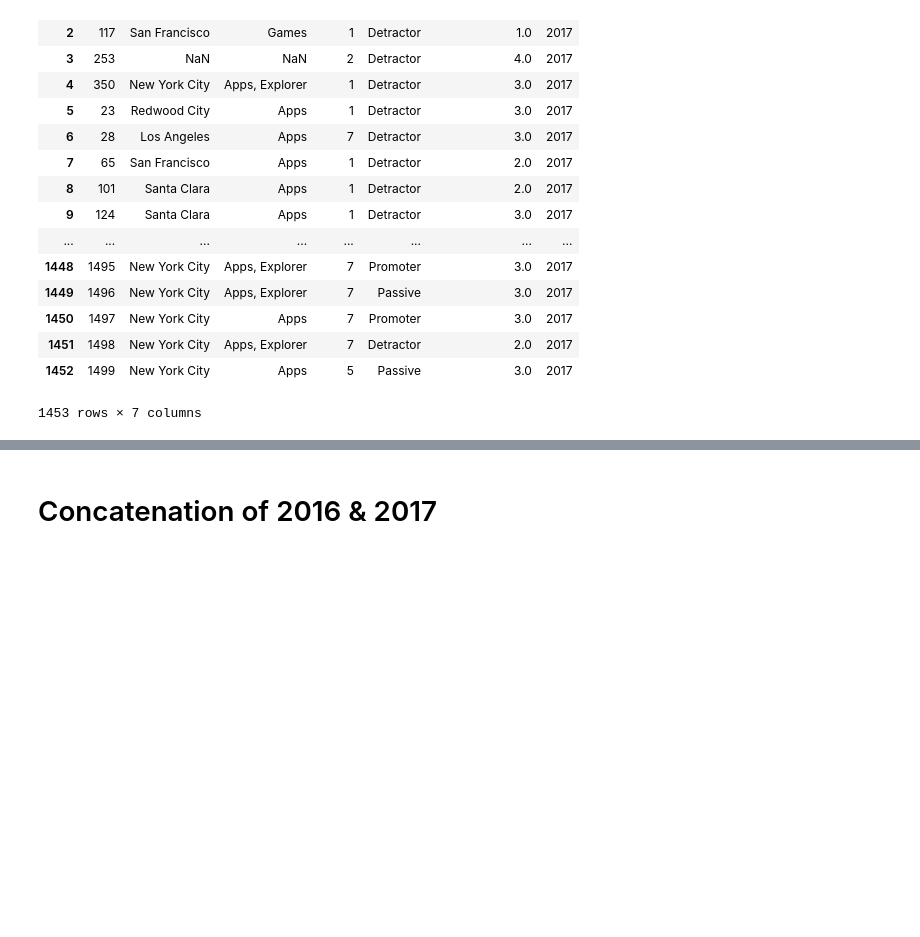
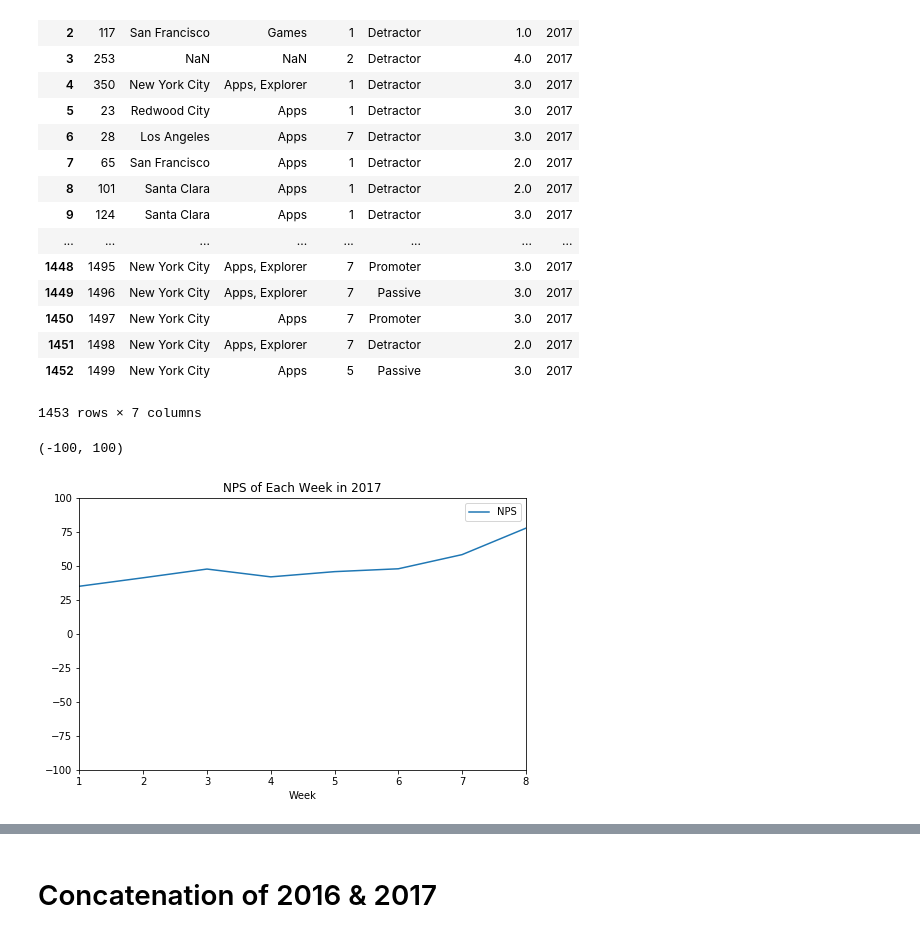
Before and after one commit to melodyfs/DS-1-Data-Analysis, a Jupyter notebook: SA_Survey.ipynb, the cells around one changed output, grey strips where cells are left out. Cells and saved outputs as stored; diff of their text form; code cells hidden in the pictures; blank space fills up the shorter version.

```diff
--- a/SA_Survey.ipynb
+++ b/SA_Survey.ipynb
@@ -363,18 +381,21 @@ clean_df_2017
 # %%
 def get_nps_2017():
     nps_scores = []
     for i in range(1,9):
         df_week = clean_df_2017[clean_df_2017["Week"] == i]
         promos = df_week[df_week["Rating"] == "Promoter"].size
         detracts = df_week[df_week["Rating"] == "Detractor"].size
         passives = df_week[df_week["Rating"] == "Passive"].size
         nps = (promos - detracts) / (promos + detracts + passives) * 100
         nps_scores = np.append(nps_scores, nps)
     return nps_scores
 
 nps_2017 = get_nps_2017()
 data_2017 = {'Week': [i for i in range(1,9)], 'NPS': nps_2017}
 nps_df_2017 = pd.DataFrame(data_2017)
-nps_df_2017.plot(x="Week", y="NPS", title="NPS of Each Week in 2017")
+nps_df_2017.plot(x="Week", y="NPS", title="NPS of Each Week in 2017", figsize=(8, 5))
 plt.xlim(1,8)
 plt.ylim(-100,100)
+# %% [output]
+(-100, 100)
+[figure, added]
```
Also changed, not shown: parts of 18 cells of this notebook, 1 other file.
